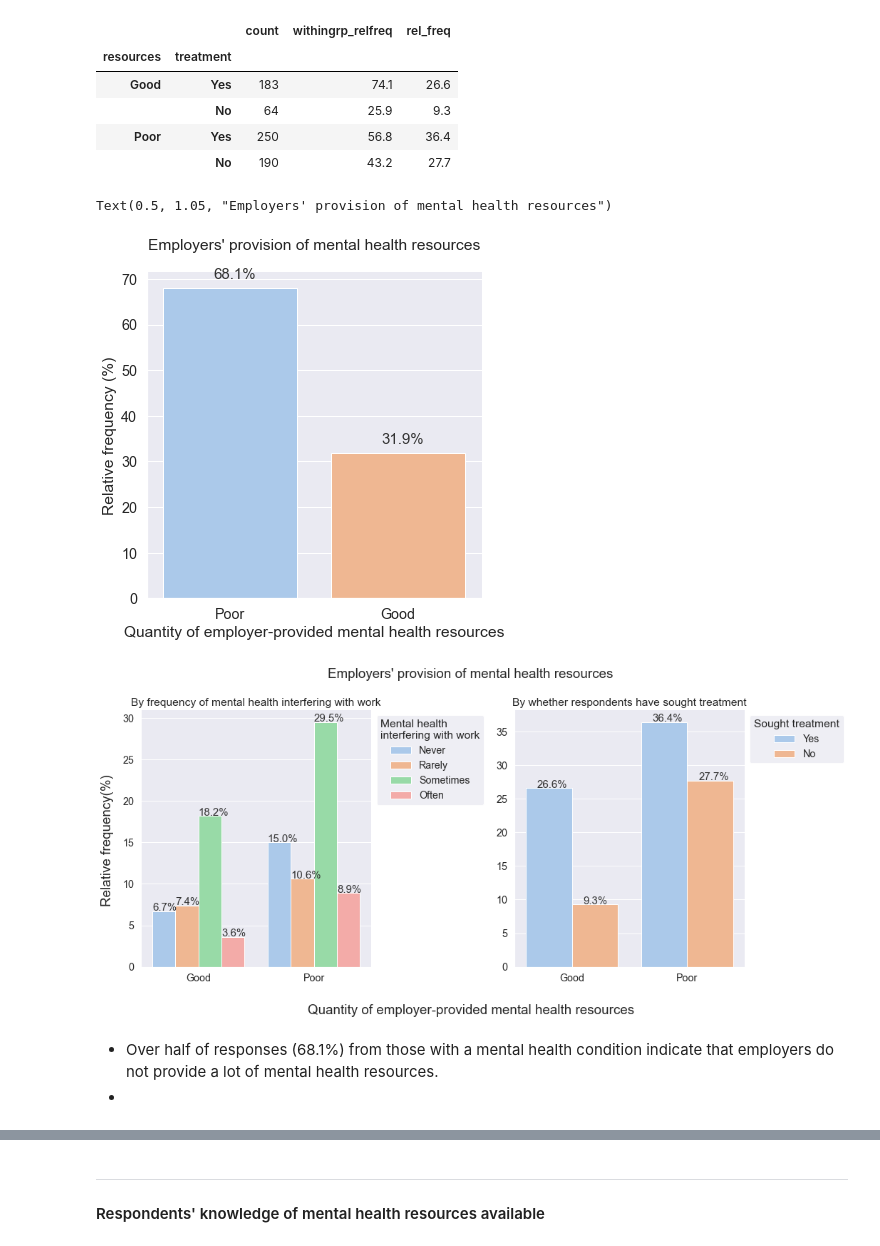
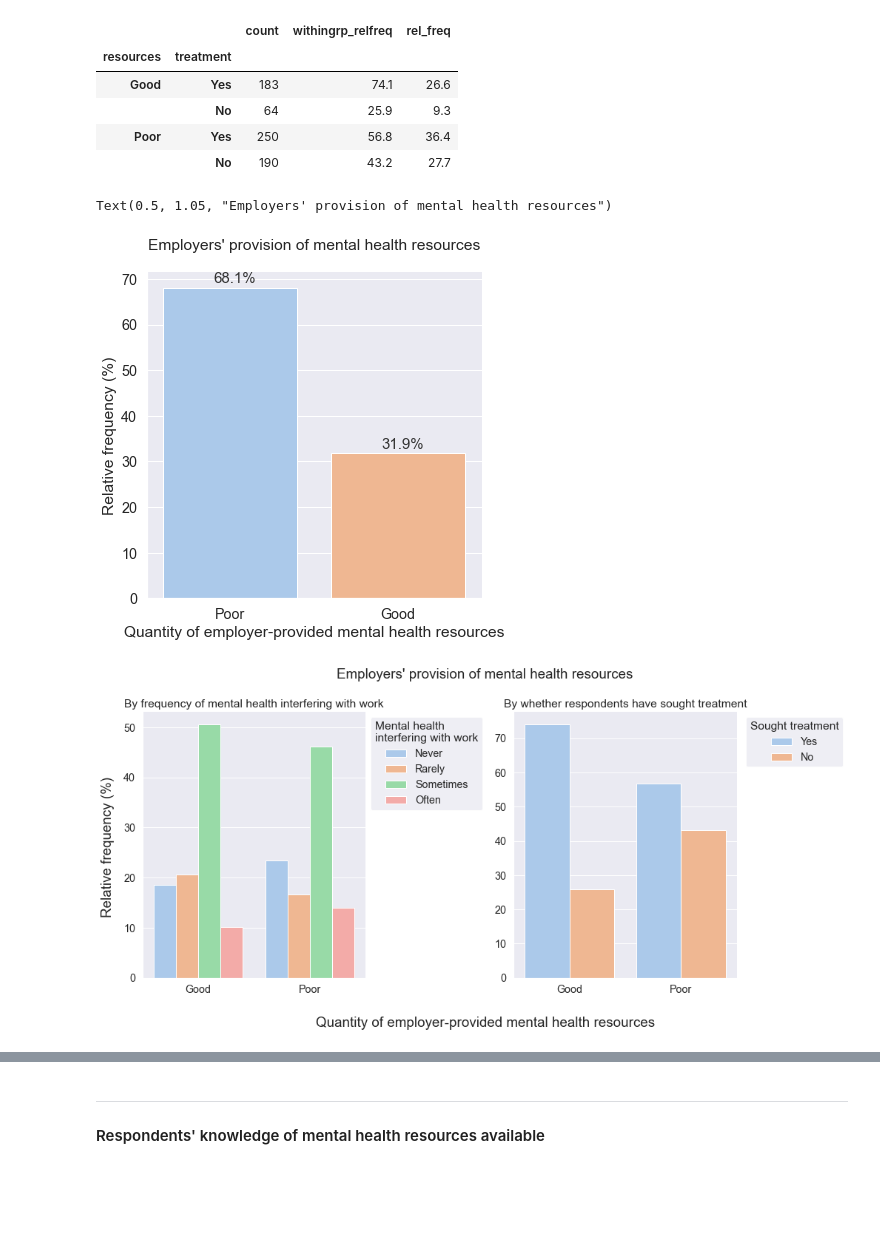
Before and after one commit to cltomiyama/MentalHealthSurvey_analysis, a Jupyter notebook: analysis/gale/analysis_notebook_gc.ipynb, the cells around one changed output, grey strips where cells are left out. Cells and saved outputs as stored; diff of their text form; code cells hidden in the pictures; blank space fills up the shorter version.

```diff
--- a/analysis/gale/analysis_notebook_gc.ipynb
+++ b/analysis/gale/analysis_notebook_gc.ipynb
@@ -409,34 +409,29 @@ resources_treatmt
 fig, ax = plt.subplots(figsize=(6,6))
 
 ax0 = sns.barplot(data=resources_count, x='resources', y='rel_freq')
-pfg.rel_freq_label(ax0,0.3,2)
+pfg.rel_freq_label(ax0,0.3,1)
 ax0.set_xlabel('Quantity of employer-provided mental health resources')
 ax0.set_ylabel('Relative frequency (%)')
 ax0.set_title("Employers' provision of mental health resources", y=1.05)
 # %% [output]
 Text(0.5, 1.05, "Employers' provision of mental health resources")
-[figure, old version]
+[figure, new version]
 # %%
 fig, axes = plt.subplots(1,2, sharex=True, figsize=(15,7),edgecolor='1')
-fig.supylabel('Relative frequency(%)')
+fig.supylabel('Relative frequency (%)')
 fig.supxlabel('Quantity of employer-provided mental health resources')
 fig.suptitle("Employers' provision of mental health resources")
 
 # plot 1: work_interfere
-ax0 = sns.barplot(ax=axes[0], data=resources_interfere_idx, x='resources', y='rel_freq', hue='work_interfere')
+ax0 = sns.barplot(ax=axes[0], data=resources_interfere_idx, x='resources', y='withingrp_relfreq', hue='work_interfere')
 ax0.set(ylabel=None,xlabel=None,title='By frequency of mental health interfering with work')
 ax0.legend(edgecolor='1', title=work_interfere_legend_title, bbox_to_anchor=(1,1))
-pfg.rel_freq_label(ax0,0,0.05)
 
 # plot 2:treatment
-ax1 = sns.barplot(ax=axes[1], data=resources_treatmt_idx, x='resources', y='rel_freq', hue='treatment')
+ax1 = sns.barplot(ax=axes[1], data=resources_treatmt_idx, x='resources', y='withingrp_relfreq', hue='treatment')
 ax1.set(xlabel=None,ylabel=None,title='By whether respondents have sought treatment')
-ax1.legend(edgecolor='1', title='Sought treatment', bbox_to_anchor=(1,1))
-pfg.rel_freq_label(ax1,0.1,0.05)
+ax1.legend(edgecolor='1', title='Sought treatment', bbox_to_anchor=(1.5,1))
 
 plt.tight_layout()
 # %% [output]
-[figure, old version]
+[figure, new version]
-# %% [markdown]
-- Over half of responses (68.1%) from those with a mental health condition indicate that employers do not provide a lot of mental health resources.
--
```
Also changed, not shown: parts of 5 cells of this notebook.
